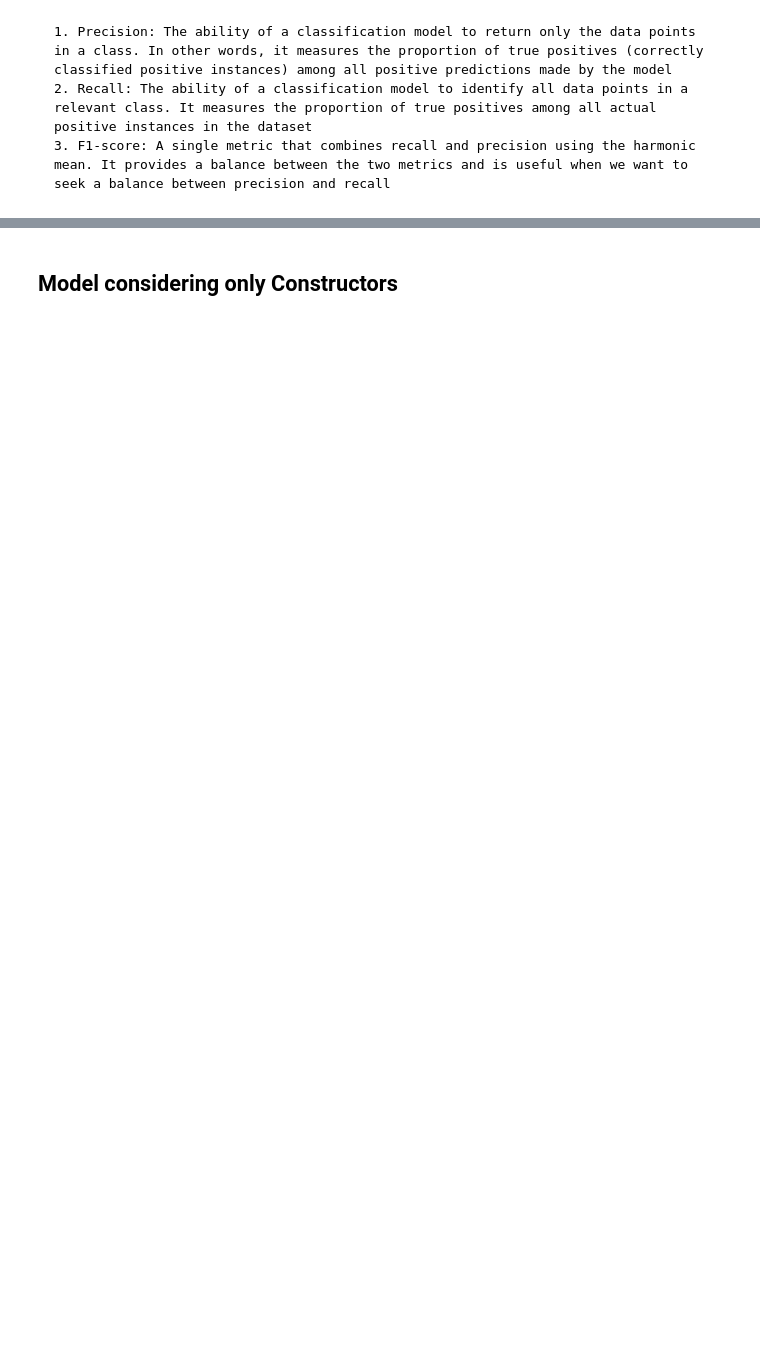
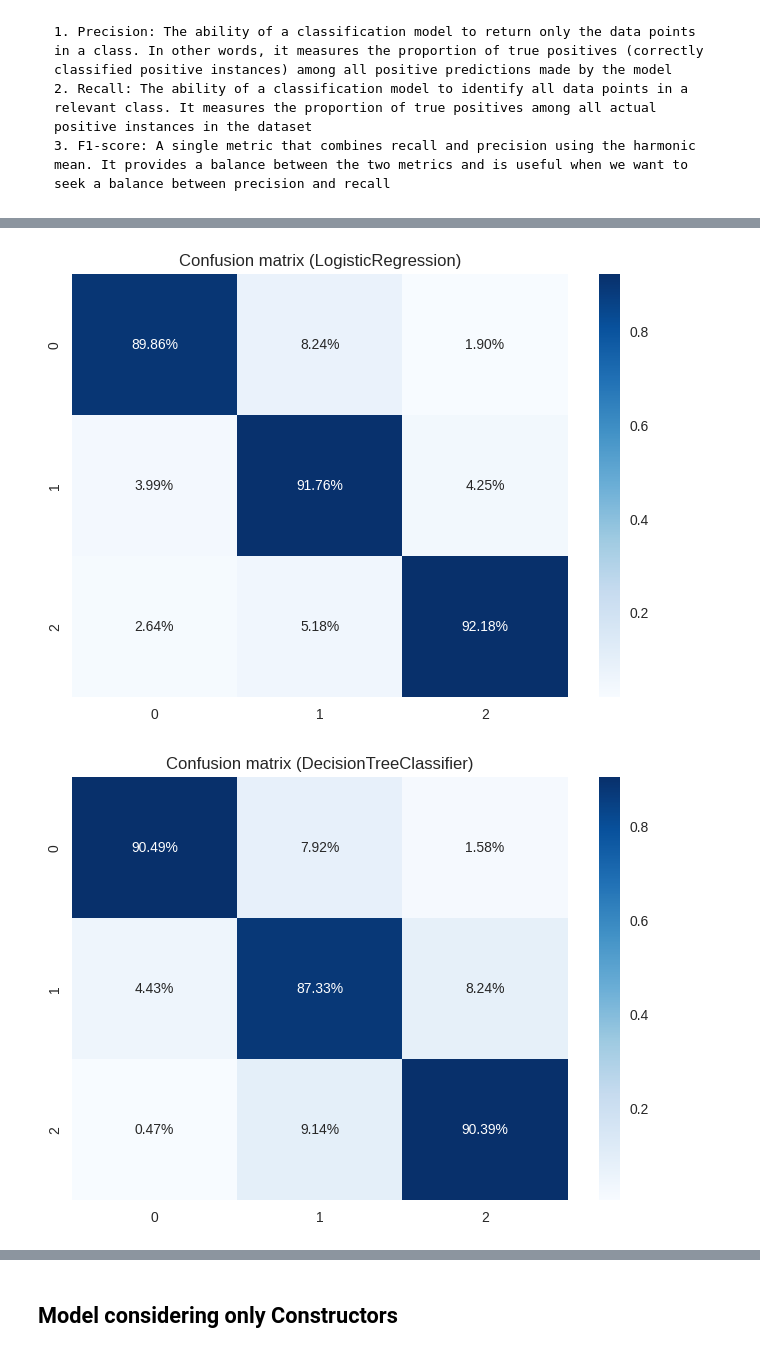
Before and after one commit to andresnowak/formula_1_ai_model, a Jupyter notebook: 04.ML_Modelling.ipynb, the cells around one changed output, grey strips where cells are left out. Cells and saved outputs as stored; diff of their text form; code cells hidden in the pictures; blank space fills up the shorter version.

```diff
--- a/04.ML_Modelling.ipynb
+++ b/04.ML_Modelling.ipynb
@@ -271,9 +292,9 @@ So thanks to this it is very easy to predict the positions, becuase the places w
 But we should analyze if the model in reality is getting the results we really want, meaning, seeing how much time it fails predicting the 1 place, 2 place and 3 place
 # %%
 def position_index(x):
-    if x<4:
-        return 1
-    if x>10:
-        return 3
-    else :
-        return 2
+    if x < 4:
+        return 0 # 1
+    if x > 10:
+        return 2 # 3
+    else:
+        return 1 # 2
@@ -279,0 +309,7 @@ def position_index(x):
+# %%
+def print_confusion_matrices(confusion_matrices, labels):
+    for cm, label in zip(confusion_matrices, labels):
+        cm_percent = cm.astype('float') / cm.sum(axis=1)[:, np.newaxis]
+        sns.heatmap(cm_percent, annot=True, cmap="Blues", fmt='.2%')
+        plt.title(f"Confusion matrix ({label})")
+        plt.show()
@@ -280,7 +324,8 @@ def position_index(x):
 # %% [markdown]
 ## Model considering only Drivers
 # %%
-x_d= data[['GP_name','quali_pos','driver','age_at_gp_in_days','position','driver_confidence','active_driver']]
+x_d = data[['GP_name', 'quali_pos', 'driver', 'age_at_gp_in_days',
+            'position', 'driver_confidence', 'active_driver']]
 # %%
 x_d = x_d[x_d['active_driver']==1]
 # %%
@@ -290,5 +335,5 @@ x_d['GP_name'] = le.fit_transform(x_d['GP_name'])
 x_d['driver'] = le.fit_transform(x_d['driver'])
 x_d['GP_name'] = le.fit_transform(x_d['GP_name'])
 x_d['age_at_gp_in_days'] = sc.fit_transform(x_d[['age_at_gp_in_days']])
-X_d = x_d.drop(['position','active_driver'],1)
+X_d = x_d.drop(['position','active_driver'], axis=1)
 y_d = x_d['position'].apply(lambda x: position_index(x))
@@ -370,0 +443,5 @@ plt.show()
+# %%
+print_confusion_matrices(conf_matrices_dri, name_dri)
+# %% [output]
+[figure, added]
+[figure, added]
```
Also changed, not shown: parts of 25 cells of this notebook.
